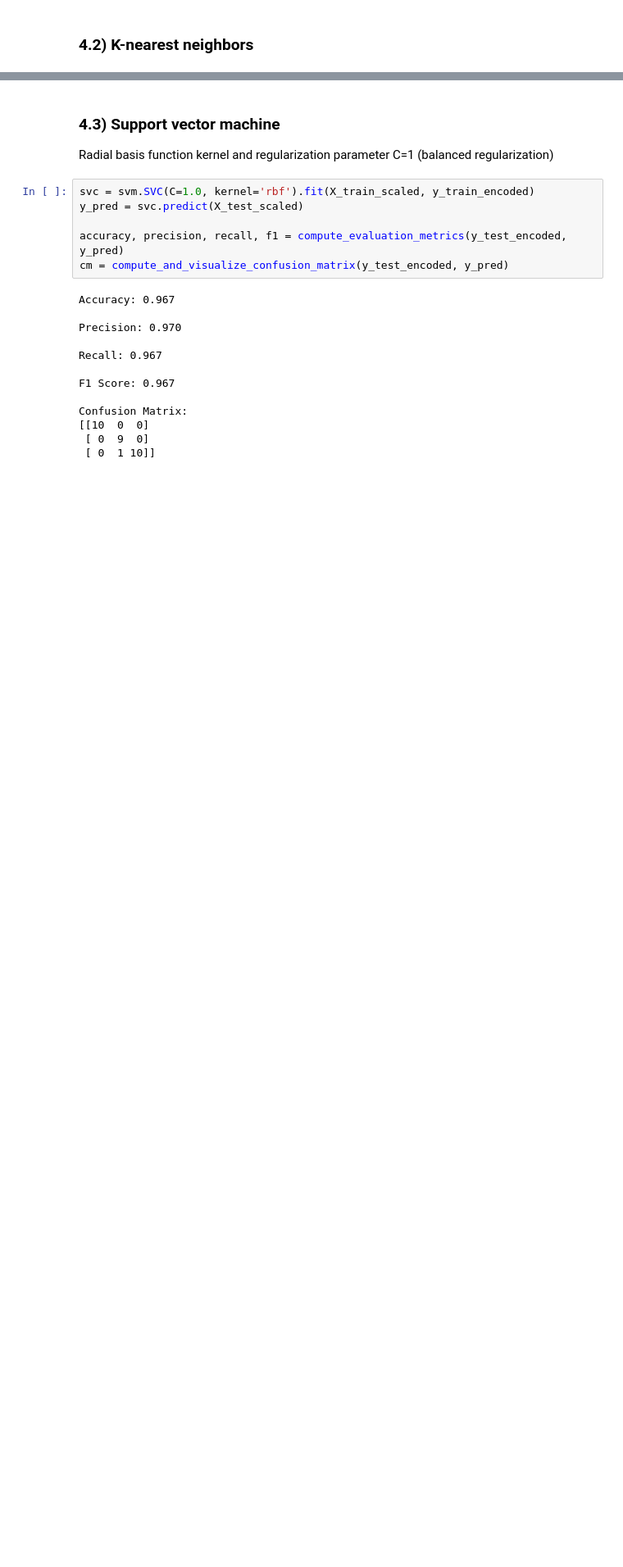
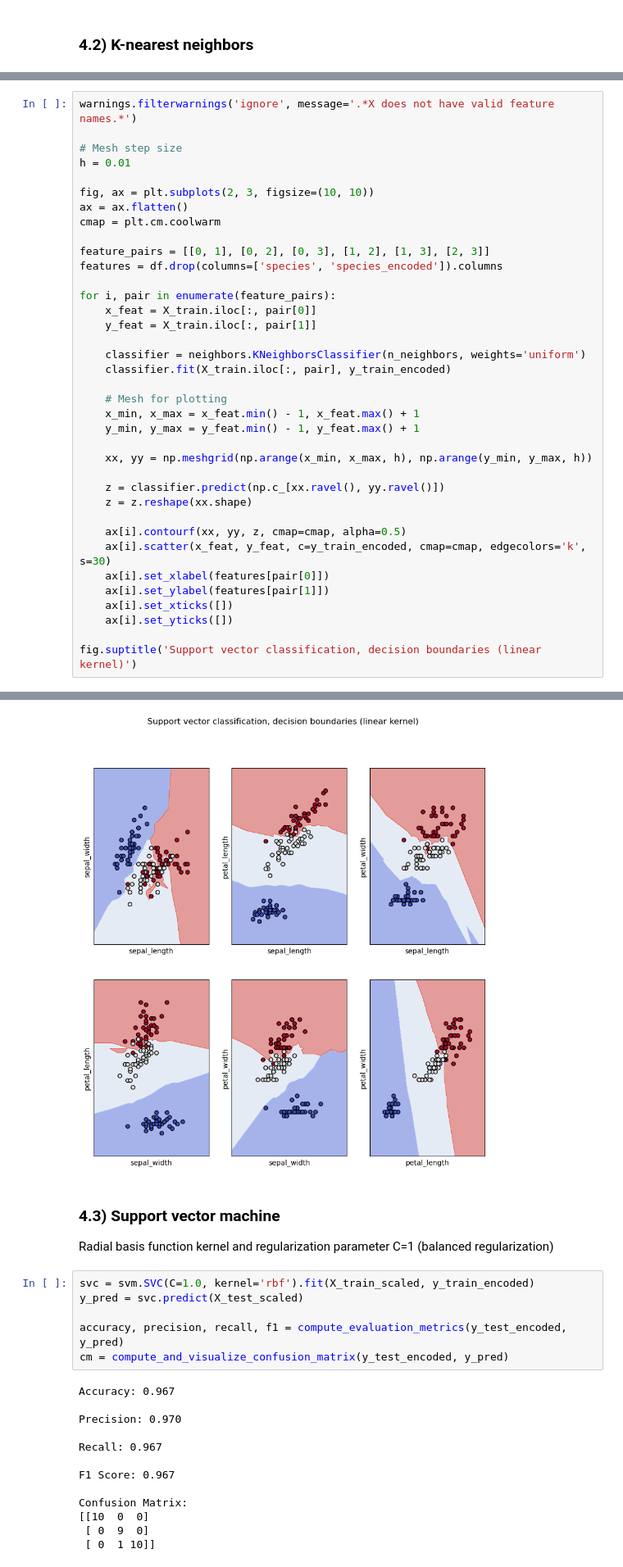
Before and after one commit to pekko-kauppila/Machine-Learning-Projects, a Jupyter notebook: Iris_classification/iris_classification.ipynb, the cells around one changed output, grey strips where cells are left out. Shown at 82% size. Saved outputs shown, nothing was run; the diff lists cells and outputs as text; blank space fills up the shorter version.

```diff
--- a/Iris_classification/iris_classification.ipynb
+++ b/Iris_classification/iris_classification.ipynb
@@ -251,0 +256,38 @@ Confusion Matrix:
+# %%
+warnings.filterwarnings('ignore', message='.*X does not have valid feature names.*')
+
+# Mesh step size
+h = 0.01
+
+fig, ax = plt.subplots(2, 3, figsize=(10, 10))
+ax = ax.flatten()
+cmap = plt.cm.coolwarm
+
+feature_pairs = [[0, 1], [0, 2], [0, 3], [1, 2], [1, 3], [2, 3]]
+features = df.drop(columns=['species', 'species_encoded']).columns
+
+for i, pair in enumerate(feature_pairs):
+    x_feat = X_train.iloc[:, pair[0]]
+    y_feat = X_train.iloc[:, pair[1]]
+
+    classifier = neighbors.KNeighborsClassifier(n_neighbors, weights='uniform')
+    classifier.fit(X_train.iloc[:, pair], y_train_encoded)
+
+    # Mesh for plotting
+    x_min, x_max = x_feat.min() - 1, x_feat.max() + 1
+    y_min, y_max = y_feat.min() - 1, y_feat.max() + 1
+
+    xx, yy = np.meshgrid(np.arange(x_min, x_max, h), np.arange(y_min, y_max, h))
+
+    z = classifier.predict(np.c_[xx.ravel(), yy.ravel()])
+    z = z.reshape(xx.shape)
+
+    ax[i].contourf(xx, yy, z, cmap=cmap, alpha=0.5)
+    ax[i].scatter(x_feat, y_feat, c=y_train_encoded, cmap=cmap, edgecolors='k', s=30)
+    ax[i].set_xlabel(features[pair[0]])
+    ax[i].set_ylabel(features[pair[1]])
+    ax[i].set_xticks([])
+    ax[i].set_yticks([])
+
+fig.suptitle('Support vector classification, decision boundaries (linear kernel)')
+# %% [output]
@@ -252,3 +295,4 @@ Confusion Matrix:
+[figure, added]
 # %% [markdown]
 ### 4.3) Support vector machine
 
```
Also changed, not shown: parts of 6 cells of this notebook.
